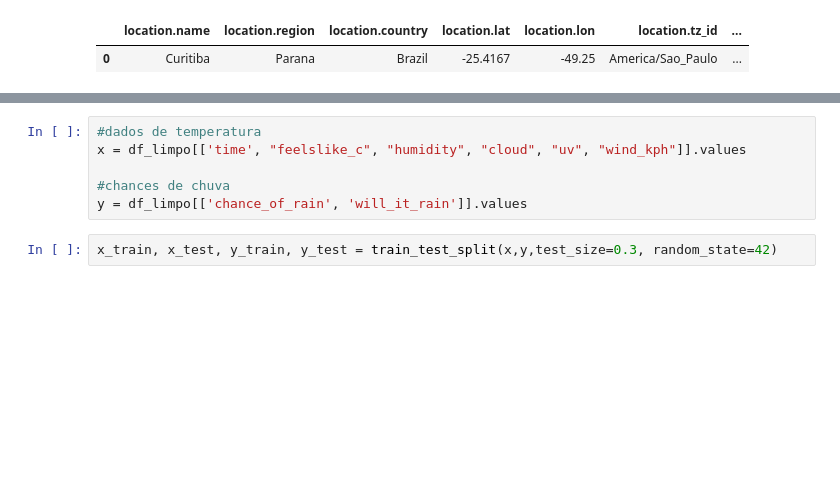
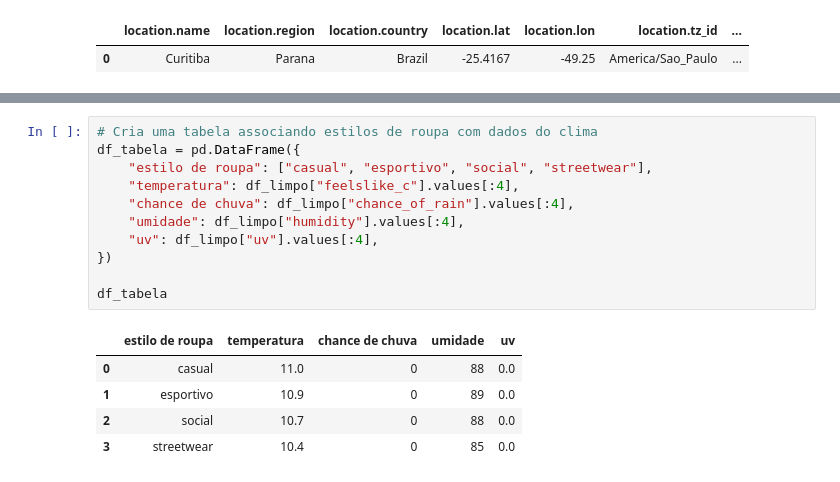
Before and after one commit to Dionromero/projeto_py, a Jupyter notebook: dataframedeclima.ipynb, the cells around one changed output, grey strips where cells are left out. Drawn from its saved outputs; the diff is of its cells as text; blank space fills up the shorter version.

```diff
--- a/dataframedeclima.ipynb
+++ b/dataframedeclima.ipynb
@@ -107,8 +107,17 @@ df_limpo.sample(5)
-# %%
-#dados de temperatura
-x = df_limpo[['time', "feelslike_c", "humidity", "cloud", "uv", "wind_kph"]].values
-
-#chances de chuva
-y = df_limpo[['chance_of_rain', 'will_it_rain']].values
 # %%
-x_train, x_test, y_train, y_test = train_test_split(x,y,test_size=0.3, random_state=42)
+# Cria uma tabela associando estilos de roupa com dados do clima
+df_tabela = pd.DataFrame({
+    "estilo de roupa": ["casual", "esportivo", "social", "streetwear"],
+    "temperatura": df_limpo["feelslike_c"].values[:4],
+    "chance de chuva": df_limpo["chance_of_rain"].values[:4],
+    "umidade": df_limpo["humidity"].values[:4],
+    "uv": df_limpo["uv"].values[:4],
+})
+
+df_tabela
+# %% [output]
+|  | estilo de roupa | temperatura | chance de chuva | umidade | uv |
+| 0 | casual | 11.0 | 0 | 88 | 0.0 |
+| 1 | esportivo | 10.9 | 0 | 89 | 0.0 |
+| 2 | social | 10.7 | 0 | 88 | 0.0 |
+| 3 | streetwear | 10.4 | 0 | 85 | 0.0 |
```
Also changed, not shown: parts of 3 cells of this notebook.
